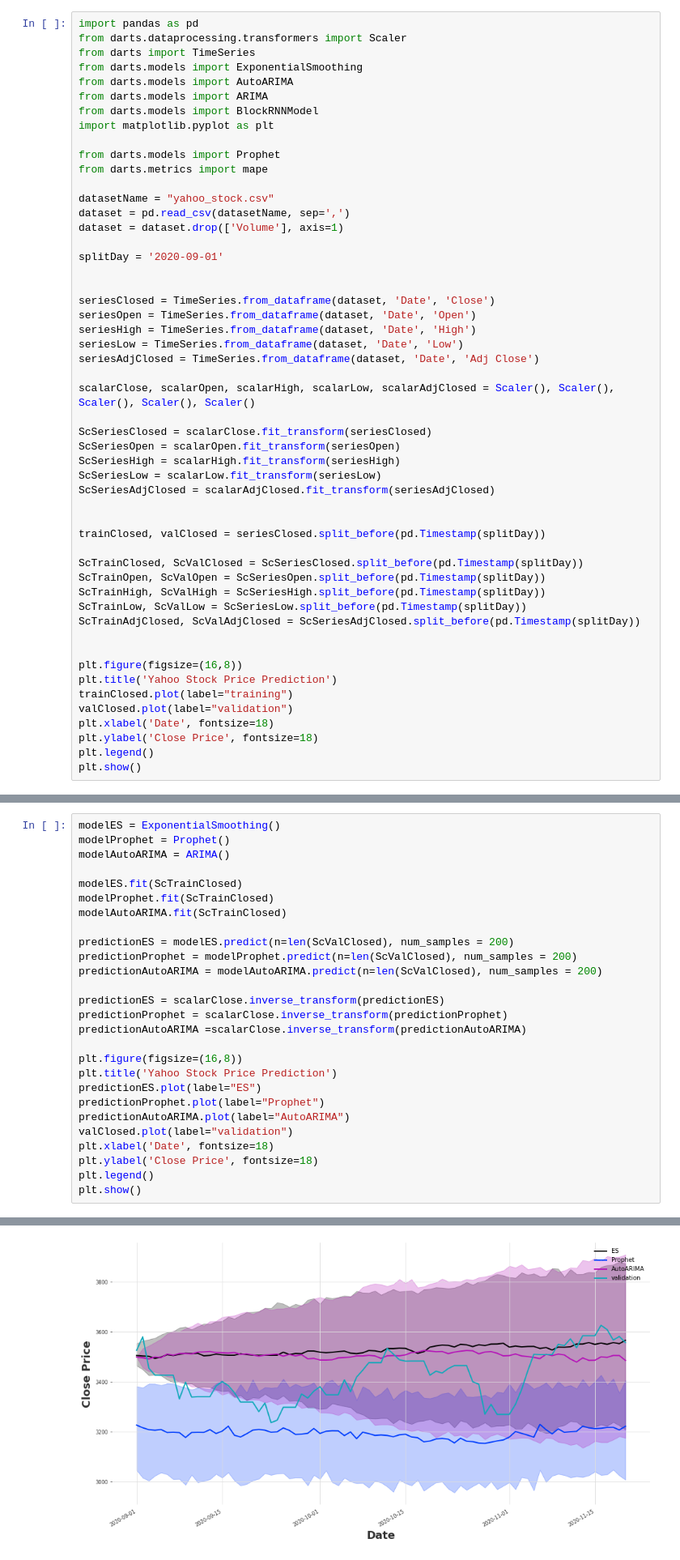
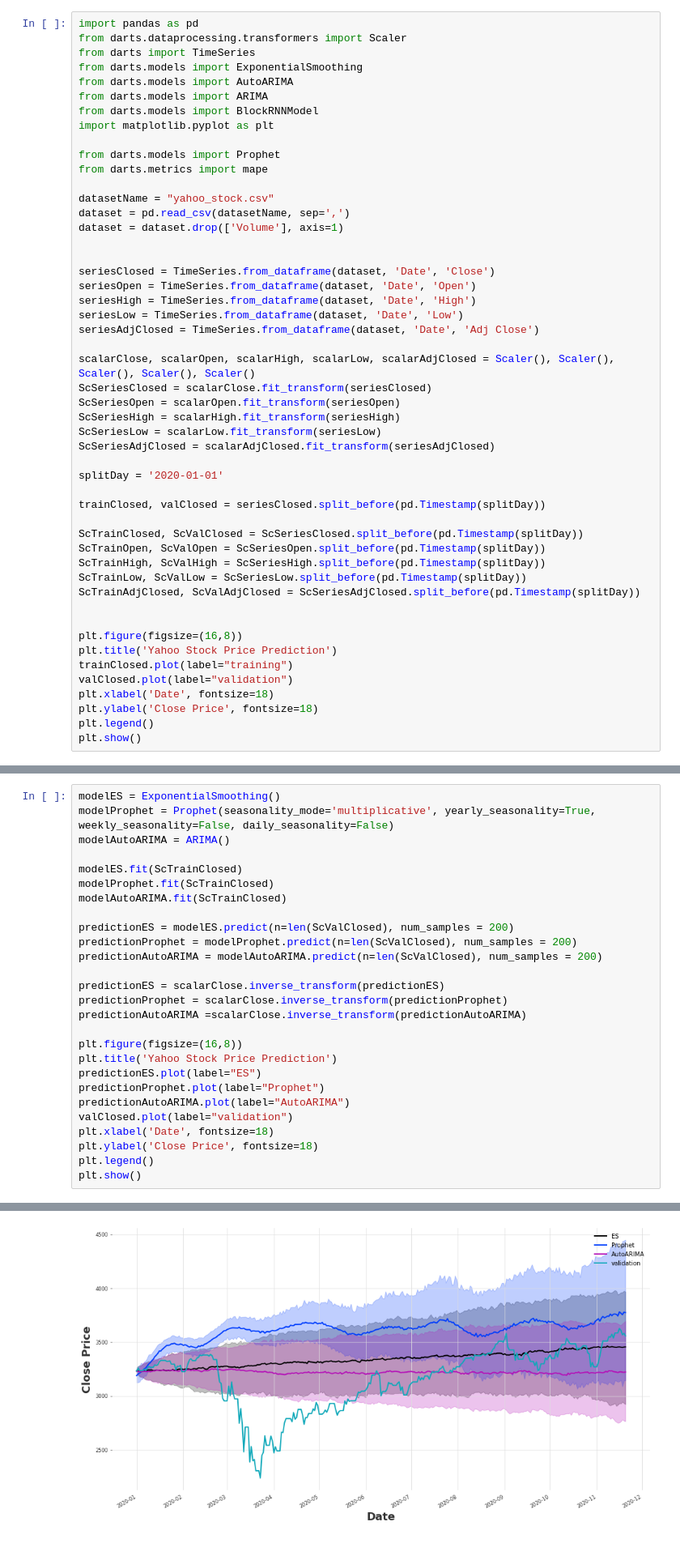
Before and after one commit to Basaron/DSS_Forcasting, a Jupyter notebook: Forcasting.ipynb, the cells around one changed output, grey strips where cells are left out. Shown at 81% size. Cells and saved outputs as stored; diff of their text form.

```diff
--- a/Forcasting.ipynb
+++ b/Forcasting.ipynb
@@ -114,8 +15,6 @@ datasetName = "yahoo_stock.csv"
 dataset = pd.read_csv(datasetName, sep=',')
 dataset = dataset.drop(['Volume'], axis=1)
 
-splitDay = '2020-09-01'
-
 
 seriesClosed = TimeSeries.from_dataframe(dataset, 'Date', 'Close')
 seriesOpen = TimeSeries.from_dataframe(dataset, 'Date', 'Open')
@@ -124,13 +23,13 @@ seriesLow = TimeSeries.from_dataframe(dataset, 'Date', 'Low')
 seriesAdjClosed = TimeSeries.from_dataframe(dataset, 'Date', 'Adj Close')
 
 scalarClose, scalarOpen, scalarHigh, scalarLow, scalarAdjClosed = Scaler(), Scaler(), Scaler(), Scaler(), Scaler()
-
 ScSeriesClosed = scalarClose.fit_transform(seriesClosed)
 ScSeriesOpen = scalarOpen.fit_transform(seriesOpen)
 ScSeriesHigh = scalarHigh.fit_transform(seriesHigh)
 ScSeriesLow = scalarLow.fit_transform(seriesLow)
 ScSeriesAdjClosed = scalarAdjClosed.fit_transform(seriesAdjClosed)
 
+splitDay = '2020-01-01'
 
 trainClosed, valClosed = seriesClosed.split_before(pd.Timestamp(splitDay))
 
@@ -236,6 +100,6 @@ print(f'ExponentialSmoothing Best Model Parameters: {es_best_model.get_params()}
 # %%
 modelES = ExponentialSmoothing()
-modelProphet = Prophet()
+modelProphet = Prophet(seasonality_mode='multiplicative', yearly_seasonality=True, weekly_seasonality=False, daily_seasonality=False)
 modelAutoARIMA = ARIMA()
 
 modelES.fit(ScTrainClosed)
@@ -266,4 +130,4 @@ plt.show()
-[figure, old version]
+[figure, new version]
 # %%
 plt.figure(figsize=(16,8))
 plt.title('Yahoo Stock Price Prediction')
```
Also changed, not shown: parts of 22 cells of this notebook.
